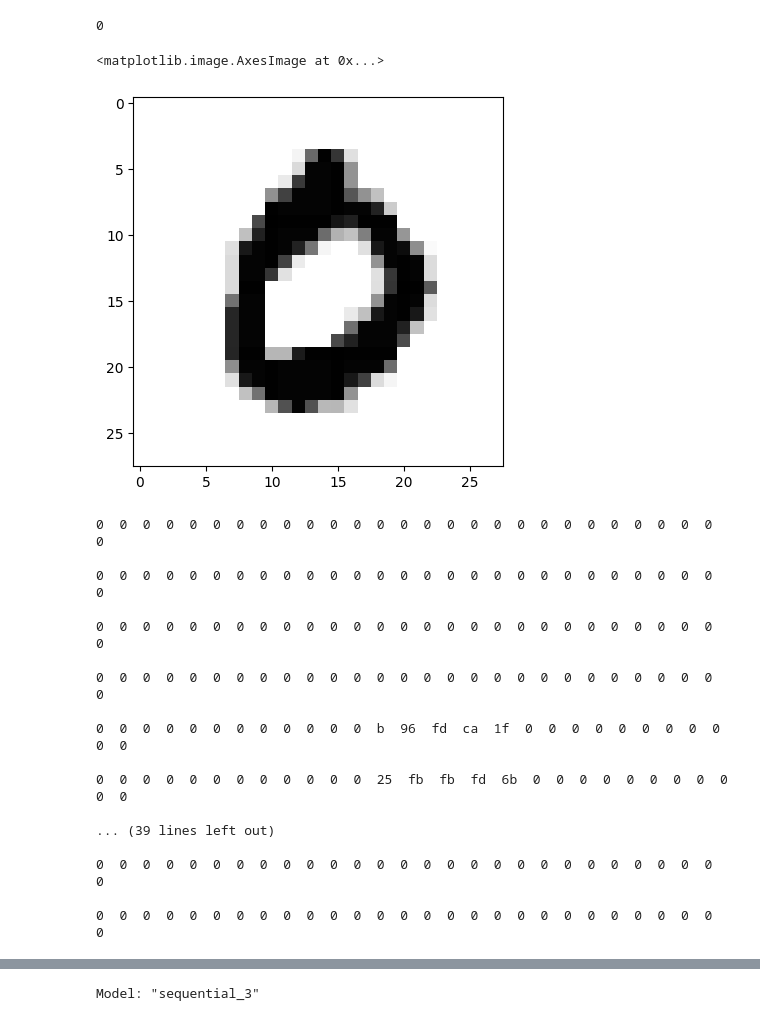
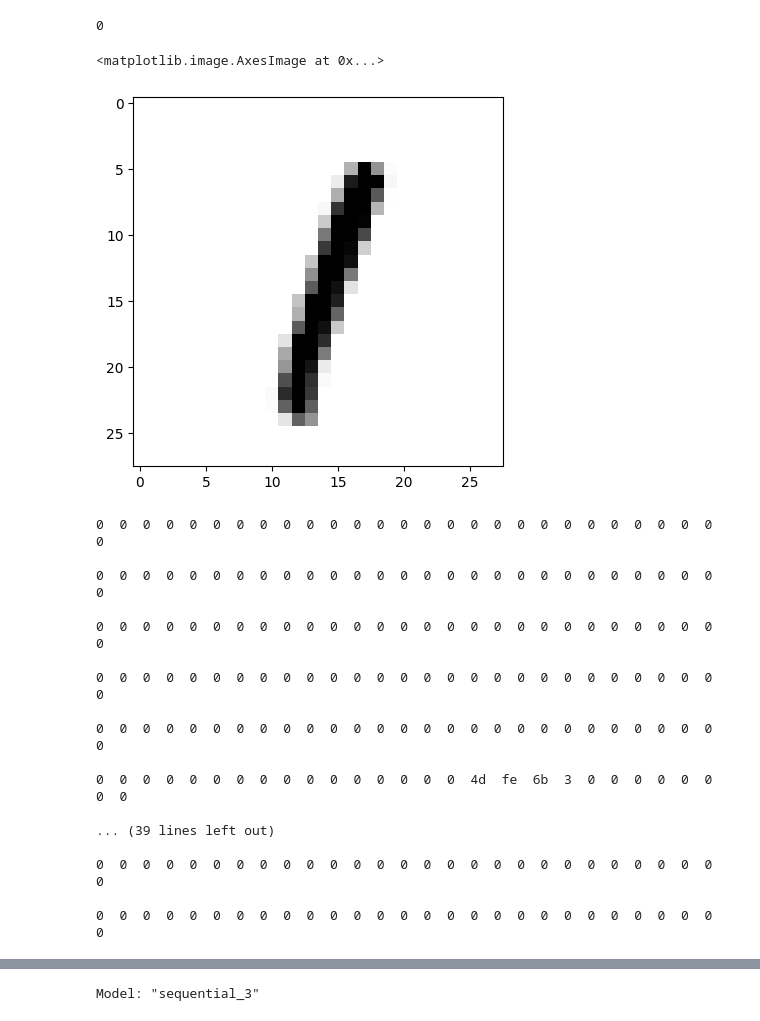
Before and after one commit to valmyr/ConvNetVerilog, a Jupyter notebook: Image.ipynb, the cells around one changed output, grey strips where cells are left out. Saved outputs shown, nothing was run; the diff lists cells and outputs as text; code cells hidden in the pictures.

```diff
--- a/Image.ipynb
+++ b/Image.ipynb
@@ -136,12 +136,12 @@ sizeM.write(str(sizt))
 sizeM.close()
 f = open("./simulation/I.txt","w")
 # %%
-array = idx2numpy.convert_from_file(path)[3]
+array = idx2numpy.convert_from_file(path)[5]
 plt.imshow(array,cmap='binary')
 # array
 # %% [output]
 <matplotlib.image.AxesImage at 0x...>
-[figure, old version]
+[figure, new version]
 # %%
 exportInput_txt(imag=array,path_file=f)
 # %% [output]
@@ -153,9 +153,9 @@ exportInput_txt(imag=array,path_file=f)
 
 0  0  0  0  0  0  0  0  0  0  0  0  0  0  0  0  0  0  0  0  0  0  0  0  0  0  0  0
 
-0  0  0  0  0  0  0  0  0  0  0  0  b  96  fd  ca  1f  0  0  0  0  0  0  0  0  0  0  0
+0  0  0  0  0  0  0  0  0  0  0  0  0  0  0  0  0  0  0  0  0  0  0  0  0  0  0  0
 
-0  0  0  0  0  0  0  0  0  0  0  0  25  fb  fb  fd  6b  0  0  0  0  0  0  0  0  0  0  0
+0  0  0  0  0  0  0  0  0  0  0  0  0  0  0  0  4d  fe  6b  3  0  0  0  0  0  0  0  0
 
 ... (39 lines left out)
 
```
Also changed, not shown: parts of 16 cells of this notebook, 18 other files.
